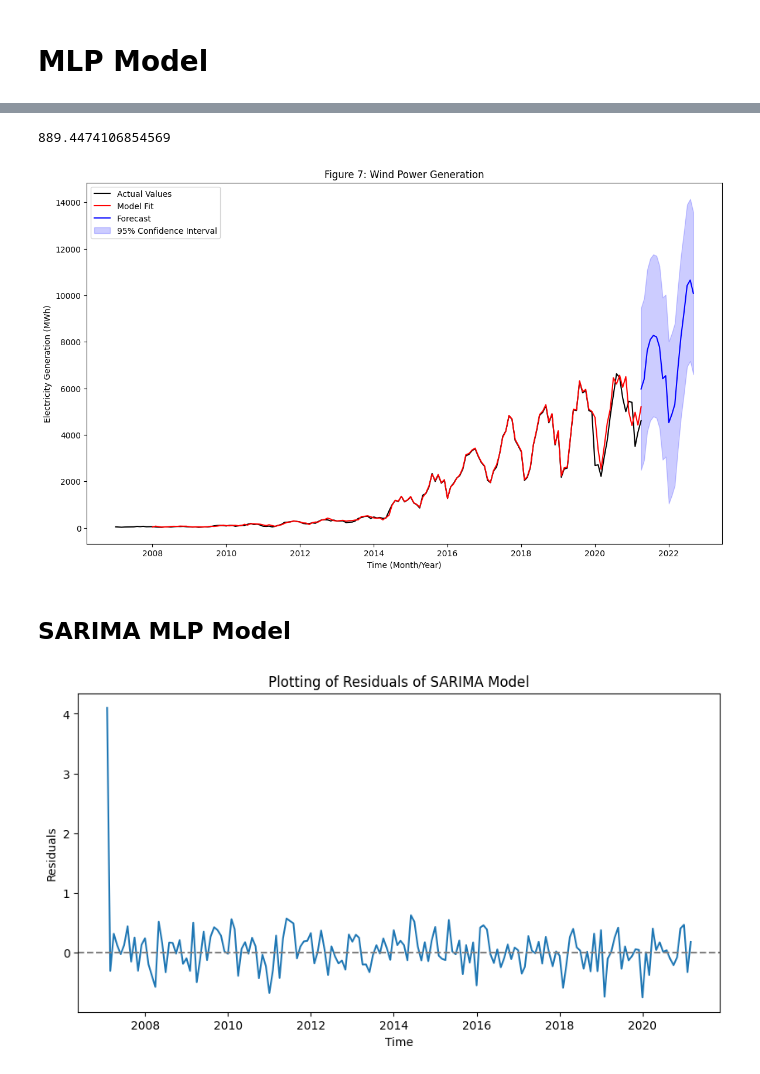
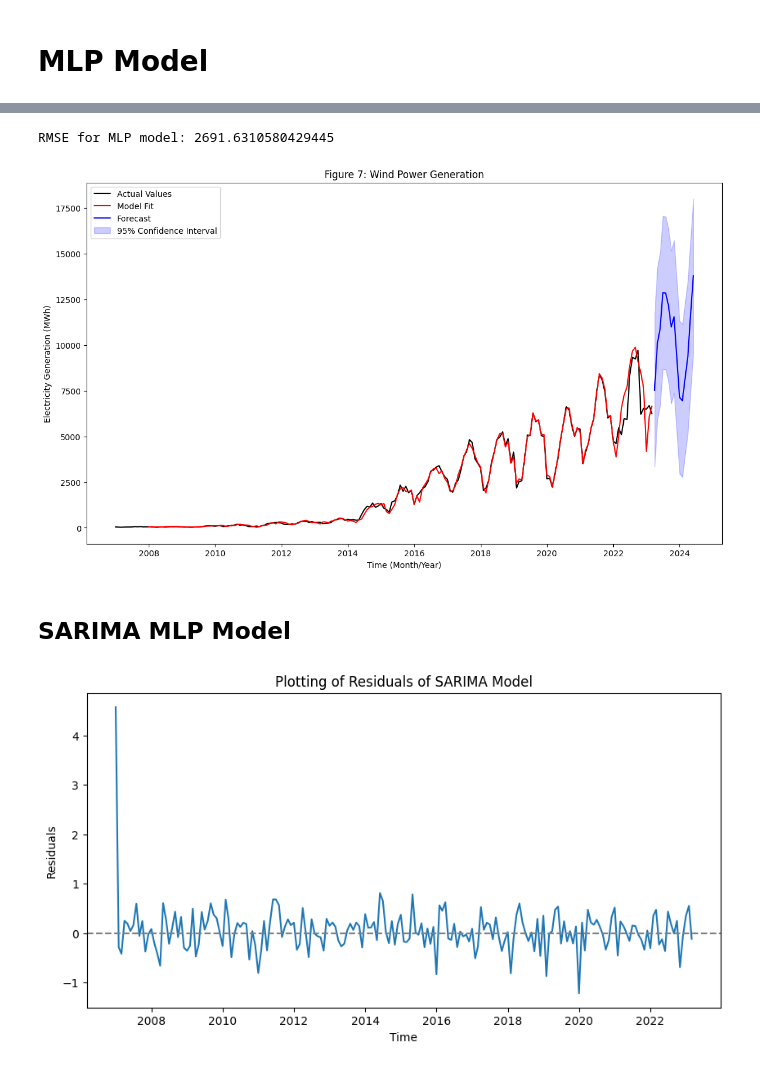
Before and after one commit to pedronatanaelfs/energy_project, a Jupyter notebook: notebooks/data_modeling_ARTICLE.ipynb, the cells around one changed output, grey strips where cells are left out. Cells and saved outputs as stored; diff of their text form; code cells hidden in the pictures.

```diff
--- a/notebooks/data_modeling_ARTICLE.ipynb
+++ b/notebooks/data_modeling_ARTICLE.ipynb
@@ -208,9 +248,9 @@ Kruskal-Wallis Test: H=6.859569466301309, p-value=0.8103391243295635
 # %%
 # Apply first-order differencing
-df['generation_value_boxcox_diff'] = df['generation_value_boxcox'].diff().dropna()
+df_train['generation_value_boxcox_diff'] = df_train['generation_value_boxcox'].diff().dropna()
 
 # Remove N/A values
-df = df.dropna(subset=['generation_value_boxcox_diff'])
+df = df_train.dropna(subset=['generation_value_boxcox_diff'])
 
 # ACF Correlogram
 plt.figure(figsize=(10, 6))
@@ -390,0 +419,8 @@ df
+# %%
+# Concatenate the train and test datasets
+df_train_valid = pd.concat([df_train[['generation_value_boxcox']], df_test[['generation_value_boxcox']]])
+
+# Ensure the index is sorted
+df_train_valid = df_train_valid.sort_index()
+
+df_train_valid
@@ -391,15 +442,16 @@ df
 # %%
 # Fit the chosen SARIMA model
-arima_order = (8, 1, 4)
+arima_order = (4, 0, 4)
 seasonal_order = (1, 0, 2, 12)
-model = SARIMAX(df['generation_value_boxcox'], order=arima_order, seasonal_order=seasonal_order)
+
+model = SARIMAX(df_train_valid['generation_value_boxcox'], order=arima_order, seasonal_order=seasonal_order)
 model_fit = model.fit(disp=False)
 
 # Forecasting
-steps = 21  # Number of steps for forecasting
+steps = len(df_validation)  # Number of steps for forecasting based on test dataset length
 predictions_future = model_fit.forecast(steps=steps)
 predictions_future_inv = inv_boxcox(predictions_future, fitted_lambda)
-df_inv = inv_boxcox(df['generation_value_boxcox'], fitted_lambda)
+df_inv = inv_boxcox(df_train_valid['generation_value_boxcox'], fitted_lambda)
 
 # Obtain forecasts with confidence intervals
 forecast_results = model_fit.get_forecast(steps=steps)
@@ -411,8 +463,8 @@ conf_int_inv = inv_boxcox(conf_int, fitted_lambda)
 # Calculating standard deviations
 std_errors = (conf_int_inv.iloc[:, 1] - conf_int_inv.iloc[:, 0]) / (2 * 1.96)
 
-# Generate dates for the forecast period from 2024-08 to 2025-12
-last_date = df.index[-1]
+# Generate dates for the forecast period from 2023-04 to 2024-06
+last_date = df_train_valid.index[-1]
 dates_forecast = pd.date_range(start=last_date, periods=steps+1, freq='M')[1:]
 
 # Convert predictions_future_inv to DataFrame
@@ -428,10 +480,21 @@ forecast_df = pd.concat([predictions_future_inv, std_errors_df], axis=1)
 lower_bound = forecast_df['Forecast'] - 1.96 * forecast_df['std_err']
 upper_bound = forecast_df['Forecast'] + 1.96 * forecast_df['std_err']
 
+# Calculate RMSE for the validation set
+validation_actuals = df_validation['generation_value']
+SARIMA_RMSE = np.sqrt(np.mean((validation_actuals - predictions_future_inv.squeeze())**2))
+print(f'RMSE: {rmse}')
+
+# Calculate the resid
+
+SARIMA_resid = model_fit.resid
+
+SARIMA_pred = predictions_future_inv
+
 # Plot of actual, fitted, and forecasted values
 plt.figure(figsize=(10, 6))
-plt.plot(df.index, df['generation_value'], color='black', label='Actual Values')
-plt.plot(df.index, inv_boxcox(model_fit.fittedvalues, fitted_lambda), color='red', label='Model Fit')
+plt.plot(df_train_valid.index, df_inv, color='black', label='Actual Values')
+plt.plot(df_train_valid.index, inv_boxcox(model_fit.fittedvalues, fitted_lambda), color='red', label='Model Fit')
 plt.plot(predictions_future_inv.index, predictions_future_inv, color='blue', label='Forecast')
 plt.fill_between(forecast_df.index, lower_bound, upper_bound, color='blue', alpha=0.2, label='95% Confidence Interval')
 plt.legend()
@@ -575,11 +630,6 @@ Test RMSE: 889.4474106854569
-# %%
-MLP_RMSE = testScore
-MLP_RMSE
-# %% [output]
-889.4474106854569
 # %%
-# Make future predictions from July 2024 to December 2025
-future_steps = 18  # Number of months from July 2024 to December 2025
+# Make future predictions from April 2023 to June 2024
+future_steps = 15  # Number of months from April 2023 to June 2024
 last_window = values_mlp[-look_back:].reshape(1, -1)
 
 future_predictions = []
@@ -591,7 +641,7 @@ for _ in range(future_steps):
 future_predictions = np.array(future_predictions).reshape(-1, 1)
 
 # Create a DataFrame for future predictions
-future_dates = pd.date_range(start='2021-04-01', periods=future_steps, freq='MS')
+future_dates = pd.date_range(start='2023-04-01', periods=future_steps, freq='MS')
 future_df = pd.DataFrame(data=future_predictions, index=future_dates, columns=['generation_value'])
 
 # Calculate confidence intervals
@@ -605,7 +655,7 @@ for pred in future_predictions:
 prediction_intervals = np.array(prediction_intervals)
 
 # Combine training and test predictions to create a continuous series
-all_predictions = np.empty_like(values_mlp)
+all_predictions = np.empty_like(df_train_MLP)
 all_predictions[:, :] = np.nan
 
 # Adjust training predictions for plotting
@@ -624,11 +674,16 @@ testPredictPlot[test_start:test_start + len(testPredict), :] = testPredict
 all_predictions[look_back:len(trainPredict) + look_back] = trainPredict
 all_predictions[test_start:test_start + len(testPredict)] = testPredict
 
+# Compare future predictions with validation data and calculate RMSE
+validation_actuals = df_validation['generation_value']
+MLP_RMSE = np.sqrt(mean_squared_error(validation_actuals, future_predictions.squeeze()))
+print(f'RMSE for MLP model: {rmse_mlp}')
+
 
 # Plot actual values, model fit, forecast, and confidence intervals
 plt.figure(figsize=(14, 8))
-plt.plot(df.index, df['generation_value'], label='Actual Values', color='black')
-plt.plot(df.index[look_back:len(all_predictions)], all_predictions[look_back:], label='Model Fit', color='red')
+plt.plot(df_train_MLP.index, df_train_MLP['generation_value'], label='Actual Values', color='black')
+plt.plot(df_train_MLP.index[look_back:len(all_predictions)], all_predictions[look_back:], label='Model Fit', color='red')
 plt.plot(future_df.index, future_predictions, label='Forecast', color='blue')
 plt.fill_between(future_df.index, prediction_intervals[:, 0], prediction_intervals[:, 1], color='blue', alpha=0.2, label='95% Confidence Interval')
 plt.xlabel('Time (Month/Year)')
@@ -637,16 +692,17 @@ plt.title('Figure 7: Wind Power Generation')
 plt.legend()
 plt.show()
 # %% [output]
+RMSE for MLP model: 2691.6310580429445
-[figure, old version]
+[figure, new version]
 # %% [markdown]
 ## SARIMA MLP Model
 # %%
 plt.figure(figsize=(10, 5))
-plt.plot(residuals)
+plt.plot(SARIMA_resid)
 plt.axhline(y=0, linestyle='--', color='gray')
 plt.title('Plotting of Residuals of SARIMA Model')
 plt.xlabel('Time')
 plt.ylabel('Residuals')
 plt.show()
 # %% [output]
-[figure, old version]
+[figure, new version]
```
Also changed, not shown: parts of 46 cells of this notebook, 14 other files.
